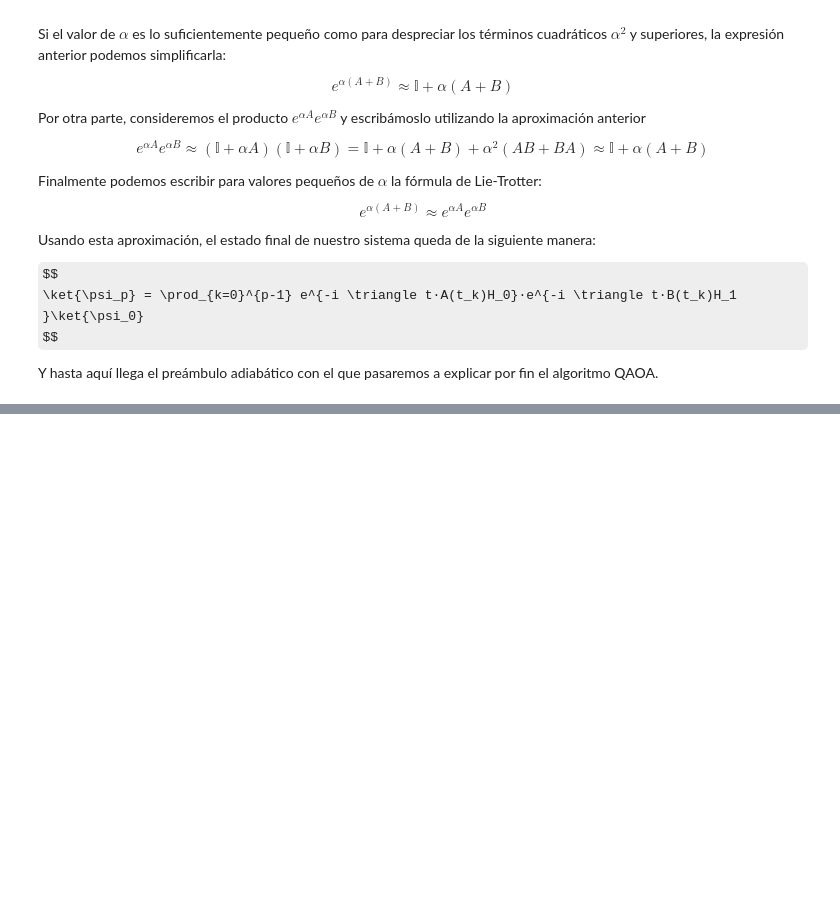
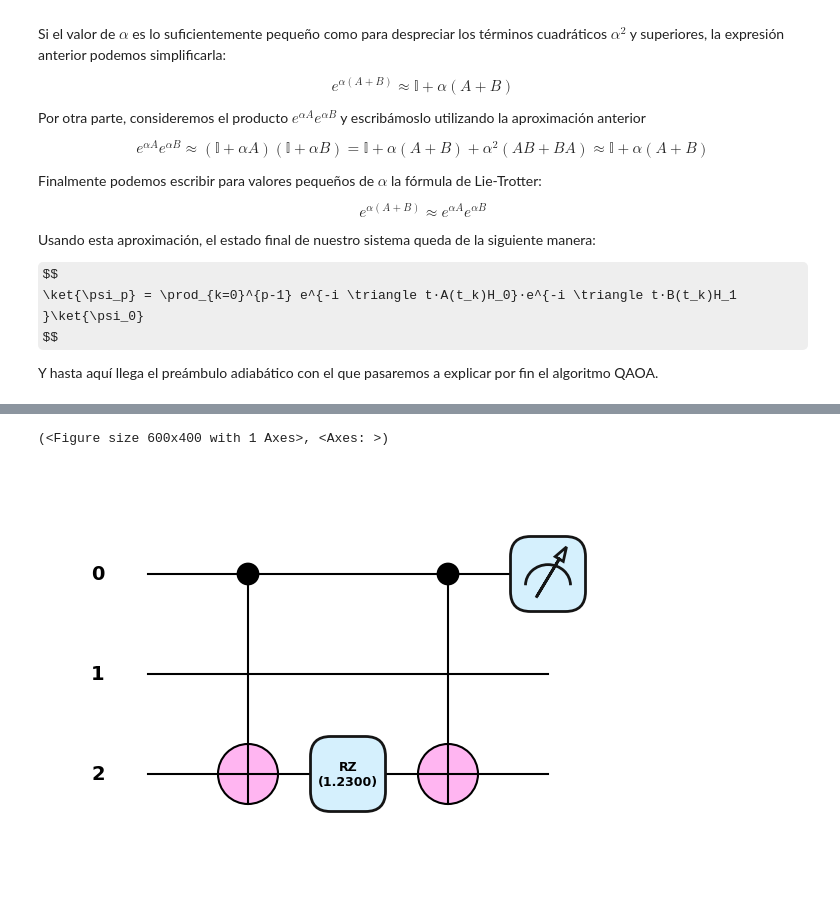
Before and after one commit to pabloramosdev/quantum_computing, a Jupyter notebook: max_cut_problem.ipynb, the cells around one changed output, grey strips where cells are left out. Saved outputs shown, nothing was run; the diff lists cells and outputs as text; code cells hidden in the pictures; some formulas as TeX source; blank space fills up the shorter version.

```diff
--- a/max_cut_problem.ipynb
+++ b/max_cut_problem.ipynb
@@ -325,0 +374,14 @@ $$
+# %%
+@qml.qnode(qml.device('default.qubit', wires=3))
+def circuit(x):
+    qml.CNOT(wires=[0, 2])
+    qml.RZ(x, wires=2)
+    qml.CNOT(wires=[0, 2])
+    return qml.expval(qml.Z(0))
+
+qml.draw_mpl(circuit, level="device", style="pennylane", show_all_wires=True, decimals=4)(1.23)
+
+#print(qml.draw(circuit)(1.23))
+# %% [output]
+(<Figure size 600x400 with 1 Axes>, <Axes: >)
+[figure, added]
```
Also changed, not shown: parts of 2 cells of this notebook.
